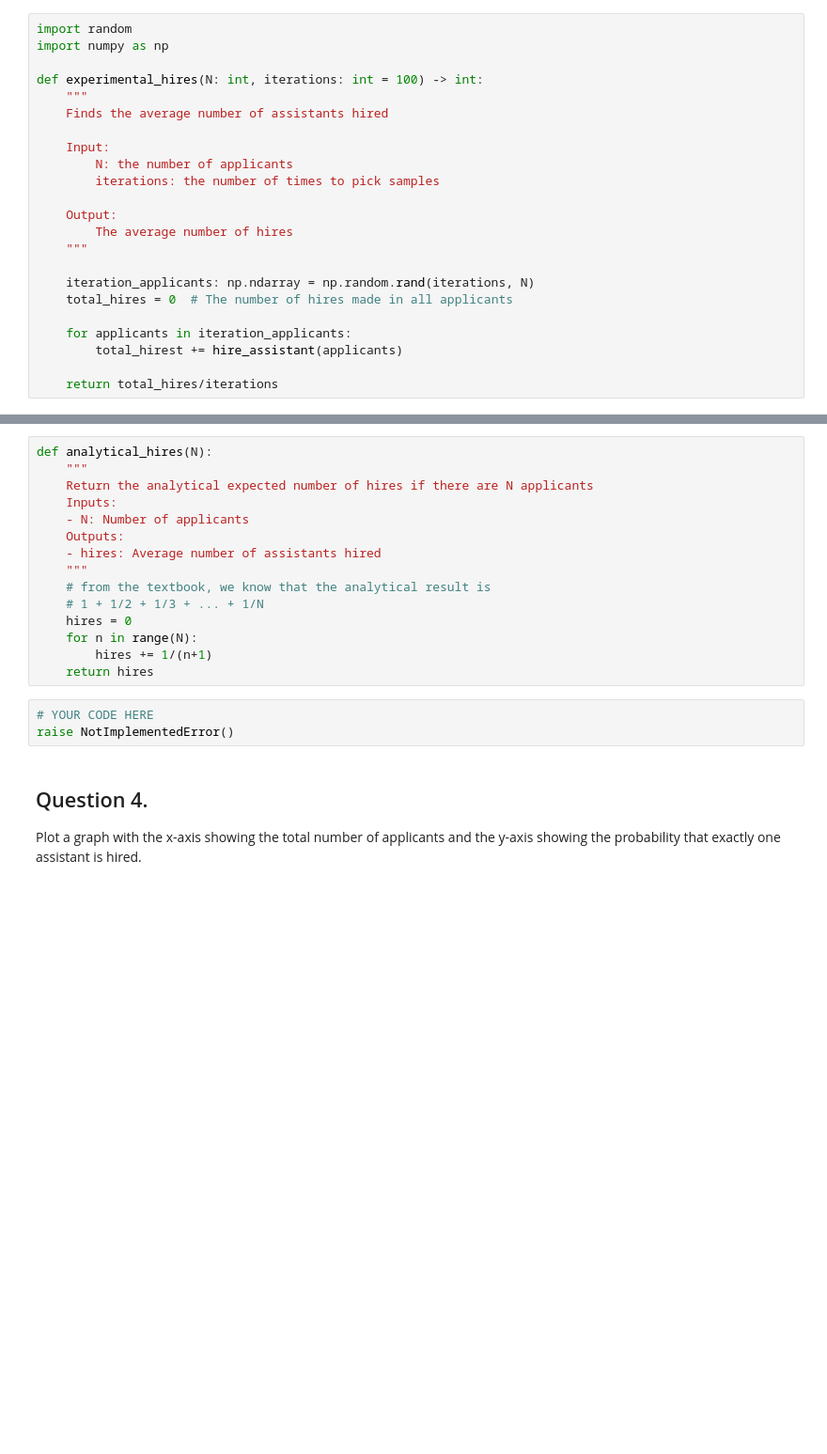
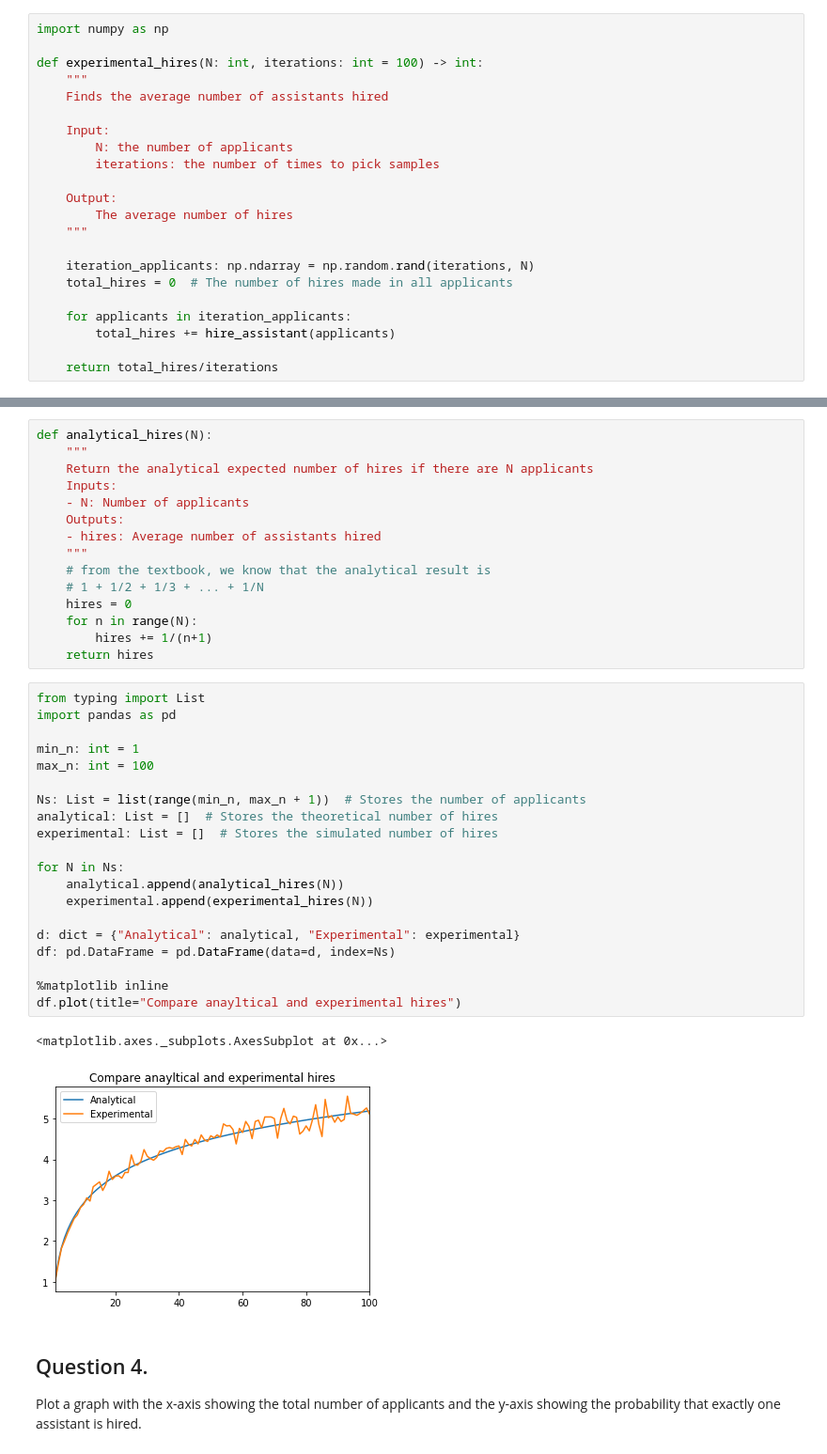
Before and after one commit to mahmud-nobe/CS110, a Jupyter notebook: cs110_pcw_4_2/cs110_pcw_4_2.ipynb, the cells around one changed output, grey strips where cells are left out. Shown: that part at 94% size. Drawn from its saved outputs; the diff is of its cells as text; blank space fills up the shorter version.

```diff
--- a/cs110_pcw_4_2/cs110_pcw_4_2.ipynb
+++ b/cs110_pcw_4_2/cs110_pcw_4_2.ipynb
@@ -47,7 +47,6 @@ Assuming the applicants are presented in a random order, write a function that r
 
 **N.B.:** Don’t forget to run the simulation several times for each given number of applicants to better estimate the number of hires (please refer to task 3 of the Study Guide).
 # %%
-import random
 import numpy as np
 
 def experimental_hires(N: int, iterations: int = 100) -> int:
@@ -66,7 +65,7 @@ def experimental_hires(N: int, iterations: int = 100) -> int:
     total_hires = 0  # The number of hires made in all applicants
 
     for applicants in iteration_applicants:
-        total_hirest += hire_assistant(applicants)
+        total_hires += hire_assistant(applicants)
 
     return total_hires/iterations
 # %% [markdown]
@@ -93,9 +92,29 @@ def analytical_hires(N):
     for n in range(N):
         hires += 1/(n+1)
     return hires
-# %%
-# YOUR CODE HERE
-raise NotImplementedError()
+# %%
+from typing import List
+import pandas as pd
+
+min_n: int = 1
+max_n: int = 100
+
+Ns: List = list(range(min_n, max_n + 1))  # Stores the number of applicants
+analytical: List = []  # Stores the theoretical number of hires
+experimental: List = []  # Stores the simulated number of hires
+
+for N in Ns:
+    analytical.append(analytical_hires(N))
+    experimental.append(experimental_hires(N))
+
+d: dict = {"Analytical": analytical, "Experimental": experimental}
+df: pd.DataFrame = pd.DataFrame(data=d, index=Ns)
+
+%matplotlib inline
+df.plot(title="Compare anayltical and experimental hires")
+# %% [output]
+<matplotlib.axes._subplots.AxesSubplot at 0x...>
+[figure, added]
 # %% [markdown]
 ## Question 4.
 
```
